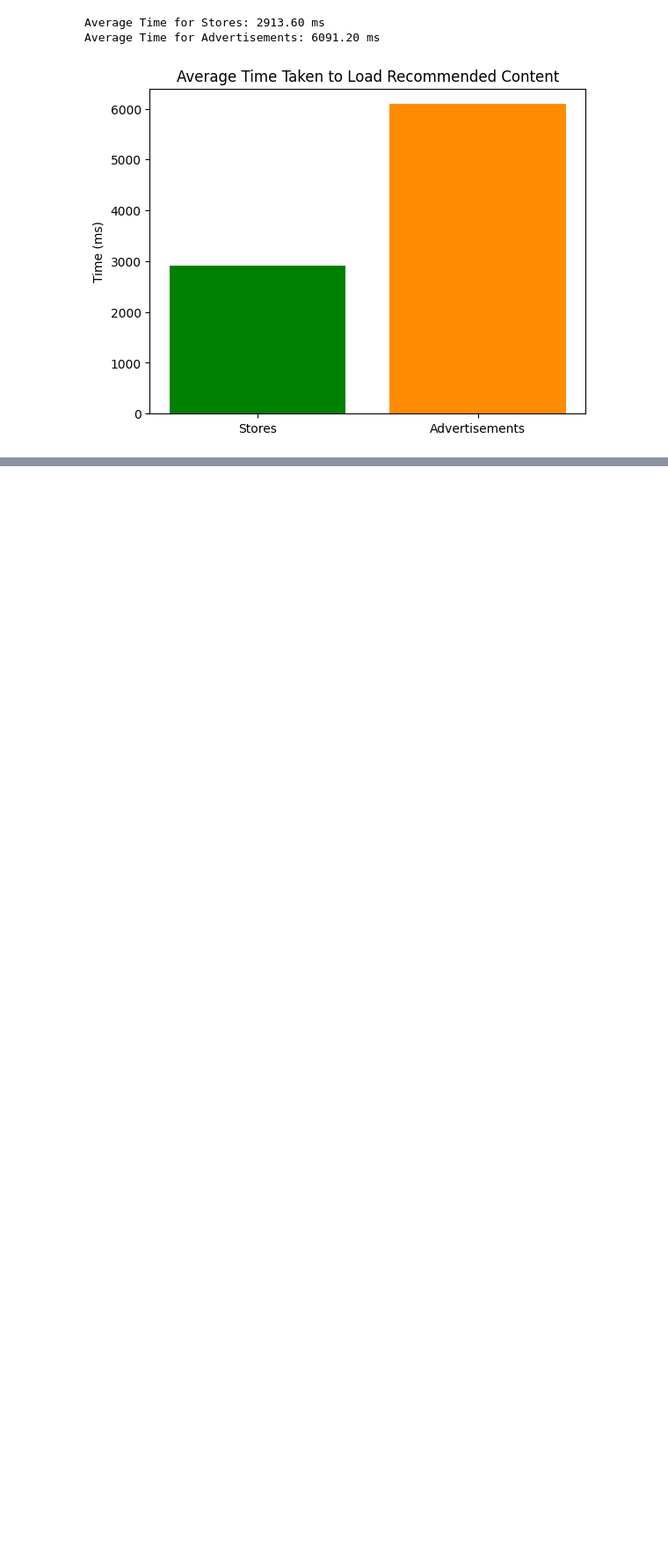
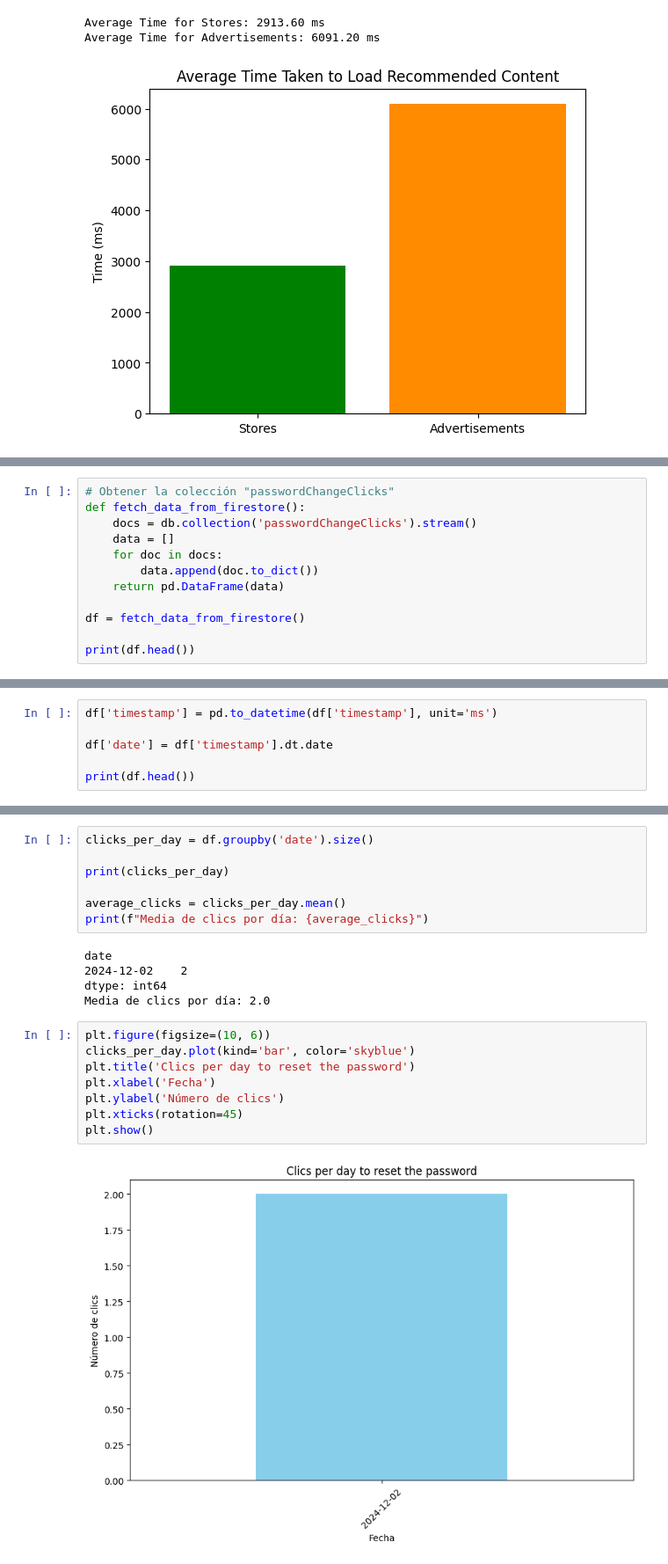
Before and after one commit to MobileDev-SEC02-G21/Senecard_Analytics, a Jupyter notebook: Analytics_Senecard/Sprint4/AnalyticsSprint4Kotlin.ipynb, the cells around one changed output, grey strips where cells are left out. Shown at 88% size. Drawn from its saved outputs; the diff is of its cells as text; blank space fills up the shorter version.

```diff
--- a/Analytics_Senecard/Sprint4/AnalyticsSprint4Kotlin.ipynb
+++ b/Analytics_Senecard/Sprint4/AnalyticsSprint4Kotlin.ipynb
@@ -66,0 +74,12 @@ Average Time for Advertisements: 6091.20 ms
+# %%
+# Obtener la colección "passwordChangeClicks"
+def fetch_data_from_firestore():
+    docs = db.collection('passwordChangeClicks').stream()
+    data = []
+    for doc in docs:
+        data.append(doc.to_dict())
+    return pd.DataFrame(data)
+
+df = fetch_data_from_firestore()
+
+print(df.head())
@@ -66,0 +90,6 @@ Average Time for Advertisements: 6091.20 ms
+# %%
+df['timestamp'] = pd.to_datetime(df['timestamp'], unit='ms')
+
+df['date'] = df['timestamp'].dt.date
+
+print(df.head())
@@ -66,0 +100,22 @@ Average Time for Advertisements: 6091.20 ms
+# %%
+clicks_per_day = df.groupby('date').size()
+
+print(clicks_per_day)
+
+average_clicks = clicks_per_day.mean()
+print(f"Media de clics por día: {average_clicks}")
+# %% [output]
+date
+2024-12-02    2
+dtype: int64
+Media de clics por día: 2.0
+# %%
+plt.figure(figsize=(10, 6))
+clicks_per_day.plot(kind='bar', color='skyblue')
+plt.title('Clics per day to reset the password')
+plt.xlabel('Fecha')
+plt.ylabel('Número de clics')
+plt.xticks(rotation=45)
+plt.show()
+# %% [output]
+[figure, added]
```
Also changed, not shown: parts of 8 cells of this notebook.
